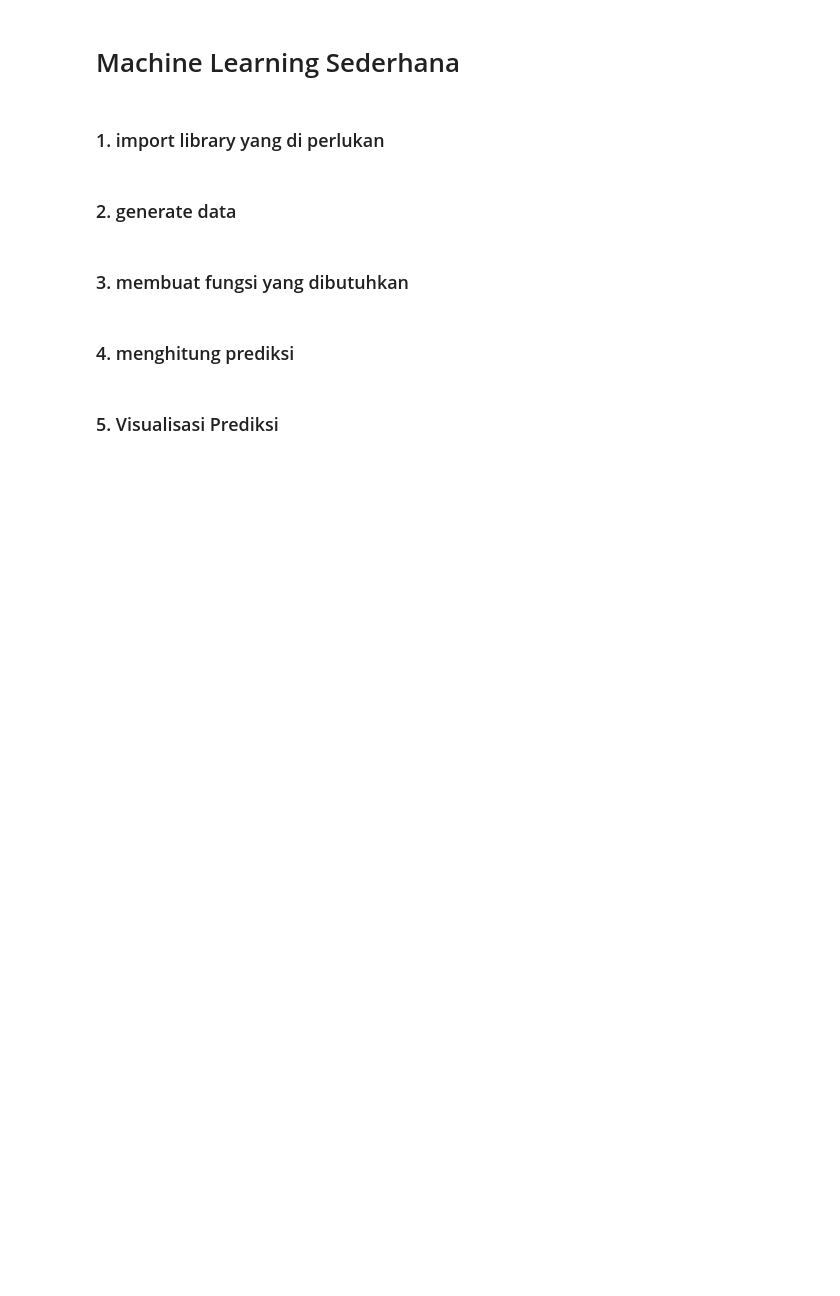
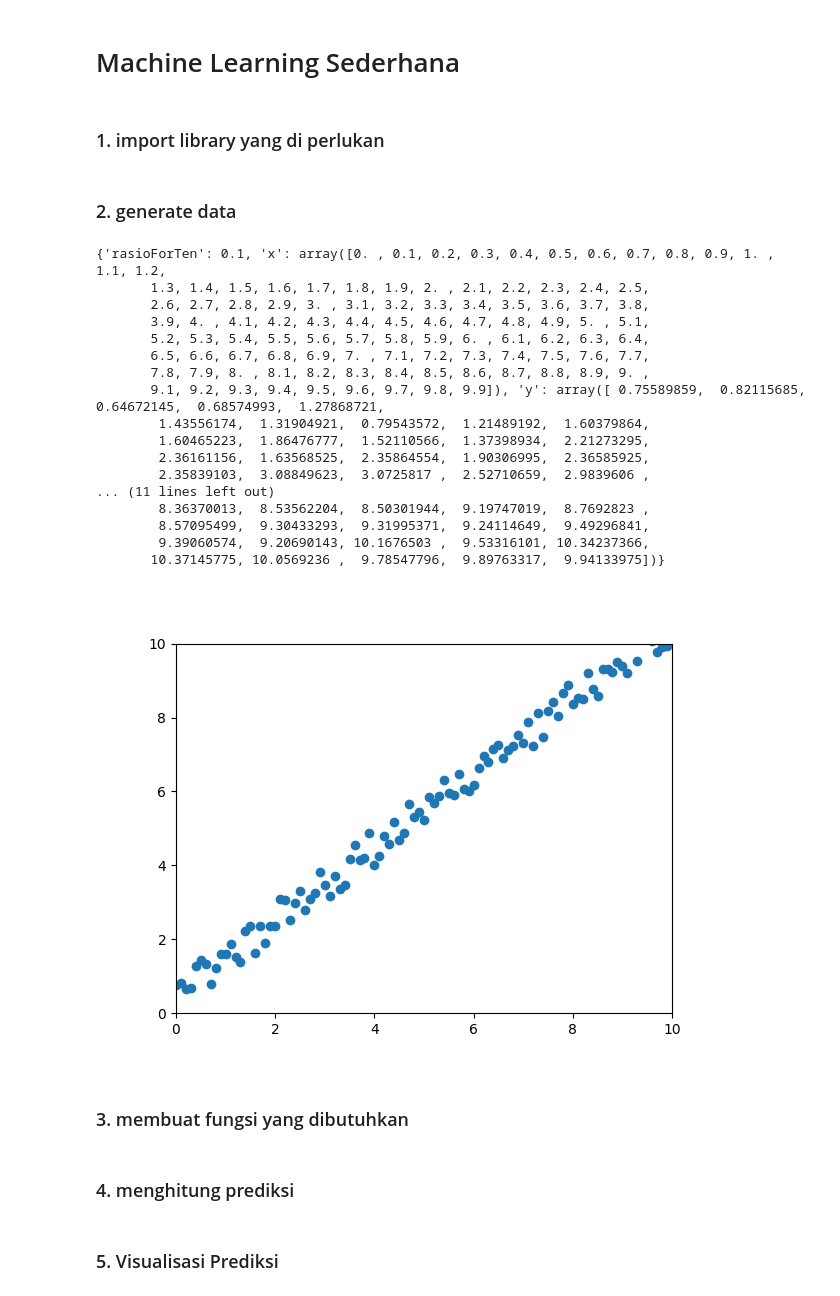
Before and after one commit to Feyfa/belajar-machine-learning, a Jupyter notebook: Playlist/02-linear regression/Main/main.ipynb, the cells around one changed output. Cells and saved outputs as stored; diff of their text form; code cells hidden in the pictures; blank space fills up the shorter version.

```diff
--- a/Playlist/02-linear regression/Main/main.ipynb
+++ b/Playlist/02-linear regression/Main/main.ipynb
@@ -14,22 +14,41 @@ from matplotlib.animation import FuncAnimation
 # %%
 jumlah_data = 100
 rasioForTen = 10 / jumlah_data
 
 x = np.array([(i * rasioForTen) for i in range(jumlah_data)])
 y = np.array([(i * rasioForTen) + (np.random.rand()) for i in range(jumlah_data)])
 
 # development
-# print({
-#     'rasioForTen': rasioForTen,
-#     'x': x,
-#     'y': y,
-# })
-# fig, ax = plt.subplots()
-# ax.spines['bottom'].set_position(('data',0))
-# plt.scatter(x,y)
-# plt.axis([0,10,0,10])
-# plt.show()
+print({
+    'rasioForTen': rasioForTen,
+    'x': x,
+    'y': y,
+})
+fig, ax = plt.subplots()
+ax.spines['bottom'].set_position(('data',0))
+plt.scatter(x,y)
+plt.axis([0,10,0,10])
+plt.show()
 # development
+# %% [output]
+{'rasioForTen': 0.1, 'x': array([0. , 0.1, 0.2, 0.3, 0.4, 0.5, 0.6, 0.7, 0.8, 0.9, 1. , 1.1, 1.2,
+       1.3, 1.4, 1.5, 1.6, 1.7, 1.8, 1.9, 2. , 2.1, 2.2, 2.3, 2.4, 2.5,
+       2.6, 2.7, 2.8, 2.9, 3. , 3.1, 3.2, 3.3, 3.4, 3.5, 3.6, 3.7, 3.8,
+       3.9, 4. , 4.1, 4.2, 4.3, 4.4, 4.5, 4.6, 4.7, 4.8, 4.9, 5. , 5.1,
+       5.2, 5.3, 5.4, 5.5, 5.6, 5.7, 5.8, 5.9, 6. , 6.1, 6.2, 6.3, 6.4,
+       6.5, 6.6, 6.7, 6.8, 6.9, 7. , 7.1, 7.2, 7.3, 7.4, 7.5, 7.6, 7.7,
+       7.8, 7.9, 8. , 8.1, 8.2, 8.3, 8.4, 8.5, 8.6, 8.7, 8.8, 8.9, 9. ,
+       9.1, 9.2, 9.3, 9.4, 9.5, 9.6, 9.7, 9.8, 9.9]), 'y': array([ 0.75589859,  0.82115685,  0.64672145,  0.68574993,  1.27868721,
+        1.43556174,  1.31904921,  0.79543572,  1.21489192,  1.60379864,
+        1.60465223,  1.86476777,  1.52110566,  1.37398934,  2.21273295,
+        2.36161156,  1.63568525,  2.35864554,  1.90306995,  2.36585925,
+        2.35839103,  3.08849623,  3.0725817 ,  2.52710659,  2.9839606 ,
+... (11 lines left out)
+        8.36370013,  8.53562204,  8.50301944,  9.19747019,  8.7692823 ,
+        8.57095499,  9.30433293,  9.31995371,  9.24114649,  9.49296841,
+        9.39060574,  9.20690143, 10.1676503 ,  9.53316101, 10.34237366,
+       10.37145775, 10.0569236 ,  9.78547796,  9.89763317,  9.94133975])}
+[figure, added]
 # %% [markdown]
 ### 3. membuat fungsi yang dibutuhkan
 # %%
```
Also changed, not shown: parts of 2 cells of this notebook, 1 other file.
